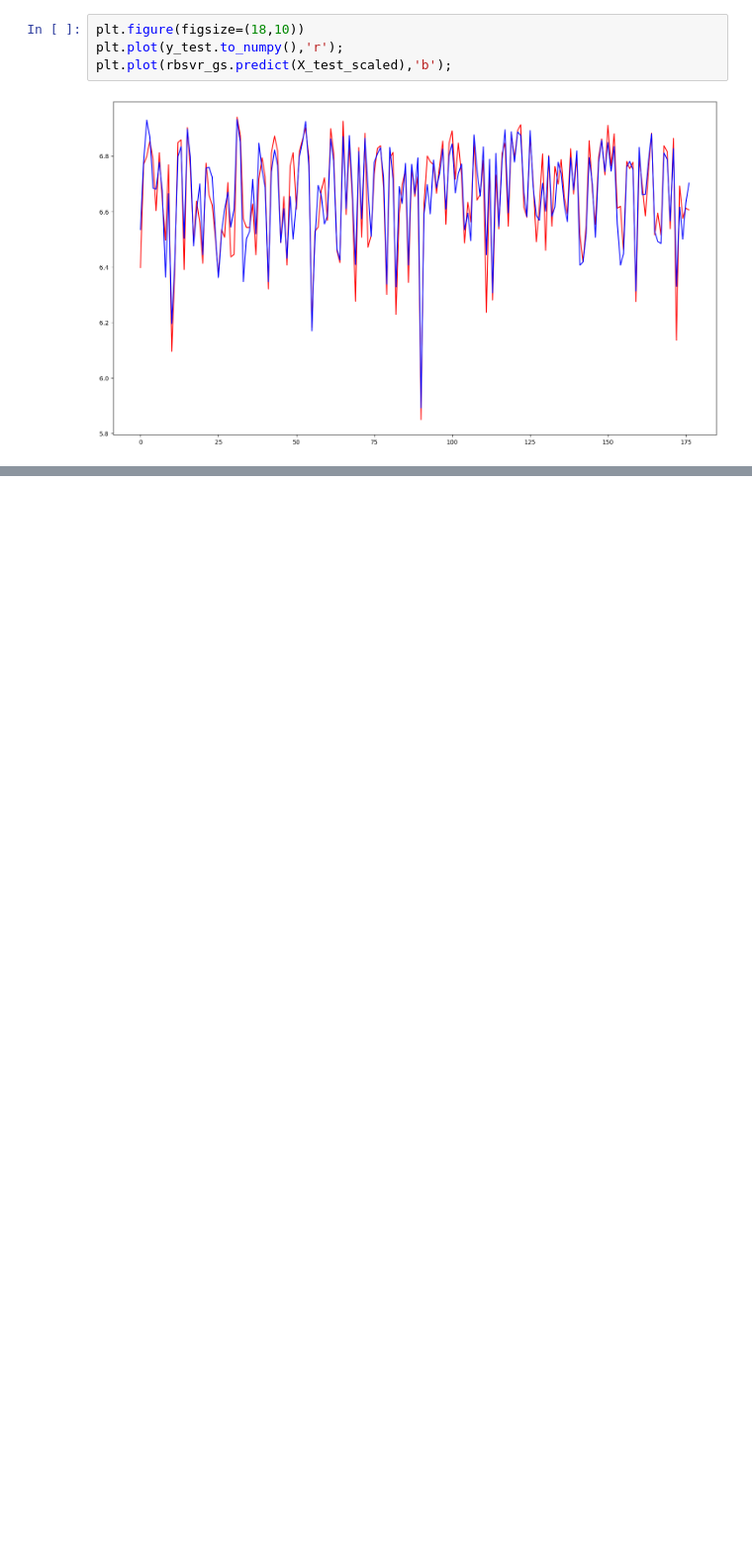
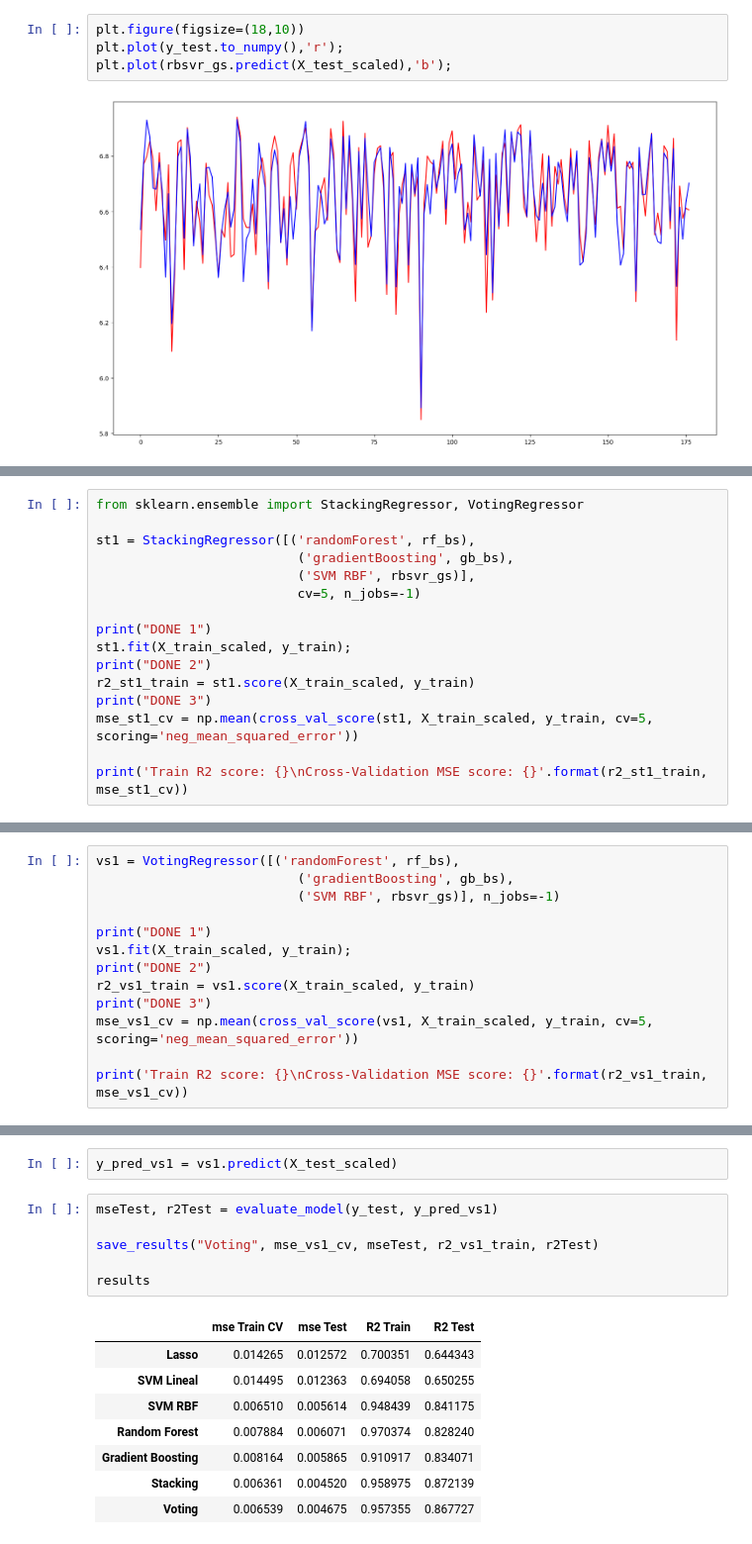
Before and after one commit to DesdenLK/APA, a Jupyter notebook: P4/P1_Llista4_Luca_Acosta_Iglesias.ipynb, the cells around one changed output, grey strips where cells are left out. Shown at 99% size. Saved outputs shown, nothing was run; the diff lists cells and outputs as text; blank space fills up the shorter version.

Commit message:
Execution DONE

```diff
--- a/P4/P1_Llista4_Luca_Acosta_Iglesias.ipynb
+++ b/P4/P1_Llista4_Luca_Acosta_Iglesias.ipynb
@@ -361,0 +486,16 @@ plt.plot(rbsvr_gs.predict(X_test_scaled),'b');
+# %%
+from sklearn.ensemble import StackingRegressor, VotingRegressor
+
+st1 = StackingRegressor([('randomForest', rf_bs),
+                          ('gradientBoosting', gb_bs),
+                          ('SVM RBF', rbsvr_gs)],
+                          cv=5, n_jobs=-1)
+
+print("DONE 1")
+st1.fit(X_train_scaled, y_train);
+print("DONE 2")
+r2_st1_train = st1.score(X_train_scaled, y_train)
+print("DONE 3")
+mse_st1_cv = np.mean(cross_val_score(st1, X_train_scaled, y_train, cv=5, scoring='neg_mean_squared_error'))
+
+print('Train R2 score: {}\nCross-Validation MSE score: {}'.format(r2_st1_train, mse_st1_cv))
@@ -361,0 +543,13 @@ plt.plot(rbsvr_gs.predict(X_test_scaled),'b');
+# %%
+vs1 = VotingRegressor([('randomForest', rf_bs),
+                          ('gradientBoosting', gb_bs),
+                          ('SVM RBF', rbsvr_gs)], n_jobs=-1)
+
+print("DONE 1")
+vs1.fit(X_train_scaled, y_train);
+print("DONE 2")
+r2_vs1_train = vs1.score(X_train_scaled, y_train)
+print("DONE 3")
+mse_vs1_cv = np.mean(cross_val_score(vs1, X_train_scaled, y_train, cv=5, scoring='neg_mean_squared_error'))
+
+print('Train R2 score: {}\nCross-Validation MSE score: {}'.format(r2_vs1_train, mse_vs1_cv))
@@ -361,0 +579,17 @@ plt.plot(rbsvr_gs.predict(X_test_scaled),'b');
+# %%
+y_pred_vs1 = vs1.predict(X_test_scaled)
+# %%
+mseTest, r2Test = evaluate_model(y_test, y_pred_vs1)
+
+save_results("Voting", mse_vs1_cv, mseTest, r2_vs1_train, r2Test)
+
+results
+# %% [output]
+|  | mse Train CV | mse Test | R2 Train | R2 Test |
+| Lasso | 0.014265 | 0.012572 | 0.700351 | 0.644343 |
+| SVM Lineal | 0.014495 | 0.012363 | 0.694058 | 0.650255 |
+| SVM RBF | 0.006510 | 0.005614 | 0.948439 | 0.841175 |
+| Random Forest | 0.007884 | 0.006071 | 0.970374 | 0.828240 |
+| Gradient Boosting | 0.008164 | 0.005865 | 0.910917 | 0.834071 |
+| Stacking | 0.006361 | 0.004520 | 0.958975 | 0.872139 |
+| Voting | 0.006539 | 0.004675 | 0.957355 | 0.867727 |
```
Also changed, not shown: parts of 26 cells of this notebook.
